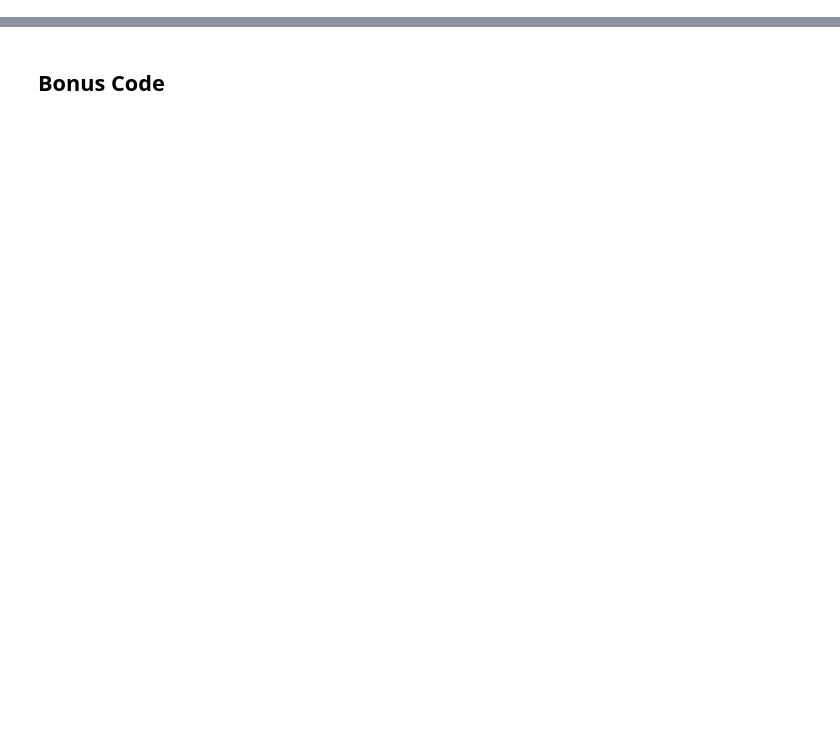
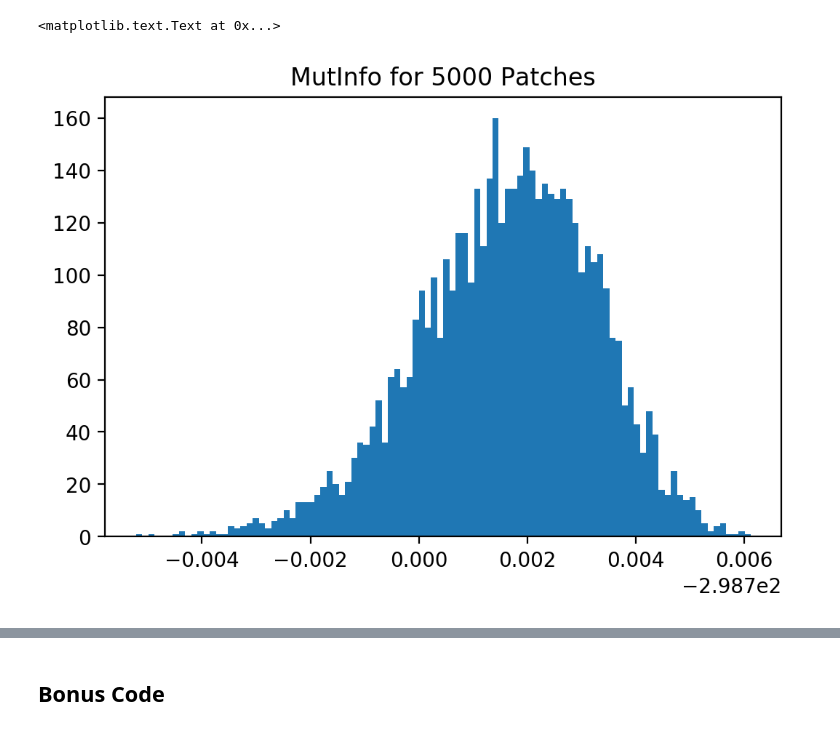
Before and after one commit to vdutell/karklinsimoncelli2011, a Jupyter notebook: Reimplementing Model - Karklin & Simoncelli 2011 .ipynb, the cells around one changed output, grey strips where cells are left out. Drawn from its saved outputs; the diff is of its cells as text; code cells hidden in the pictures; blank space fills up the shorter version.

```diff
--- a/Reimplementing Model - Karklin & Simoncelli 2011 .ipynb
+++ b/Reimplementing Model - Karklin & Simoncelli 2011 .ipynb
@@ -114,0 +288,52 @@ plt.colorbar()
+# %%
+#implment in numpy
+img = vhimgs[100]
+
+def calcmutinfo(img):
+
+    nxc = noisexsigma**2
+    nrc = noisersigma**2
+
+    w = np.random.randn(patchsize**2,nneurons)*0.01
+    bias = np.random.randn(nneurons)
+
+    linact = np.dot(img.flatten(),w)
+
+    def sigmoid(x):
+        return 1 / (1 + np.exp(-x))
+
+    def ddxsigmoid(x):
+        return sigmoid(x)*(1-sigmoid(x))
+
+    sfuncvec = np.vectorize(sigmoid)
+    ddxfuncvec = np.vectorize(ddxsigmoid)
+    acts = sfuncvec(linact+bias)
+
+    #slopes of each sigmoid
+    slopes = ddxfuncvec(linact+bias)
+    G = np.identity(nneurons)*slopes
+
+    crx = G@w.T@cnx@w@G+cnr
+    crx_i = np.linalg.inv(crx)
+
+    cx_i = np.linalg.inv(cx)
+
+    cxr = (cx_i + w@G@crx_i@G@w.T)
+    cxr_i = np.linalg.inv(cxr)
+
+    #plt.hist(cxr.flatten())
+    #print(cxr.shape)
+    #print(np.diag(cxr))
+    Hxr = 0.5*np.log(2*np.pi*np.e*np.linalg.det(cxr_i))
+    return(Hxr)
+
+minfos = []
+for img in vhimgs[:5000]:
+    info = calcmutinfo(img)
+    minfos.append(info)
+
+p = plt.hist(minfos,100)
+plt.title('MutInfo for 5000 Patches')
+# %% [output]
+<matplotlib.text.Text at 0x...>
+[figure, added]
```
Also changed, not shown: parts of 23 cells of this notebook, 4 other files.
